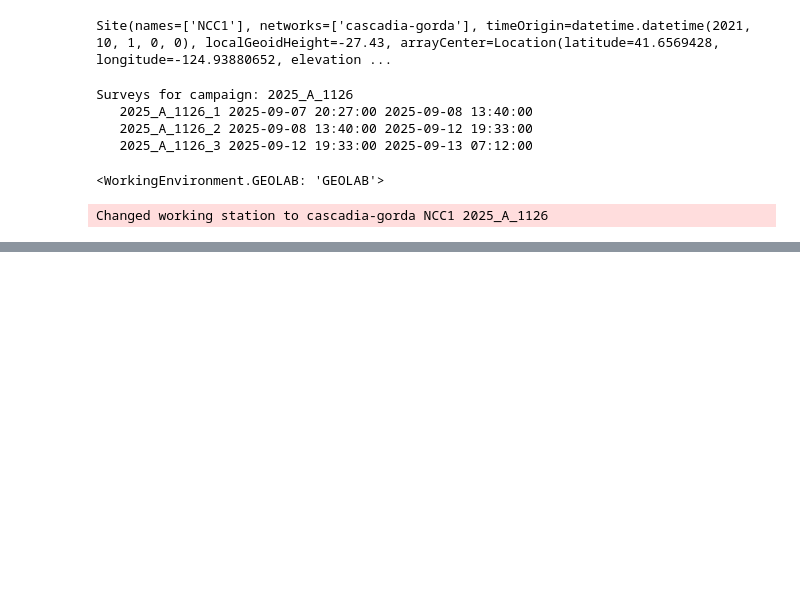
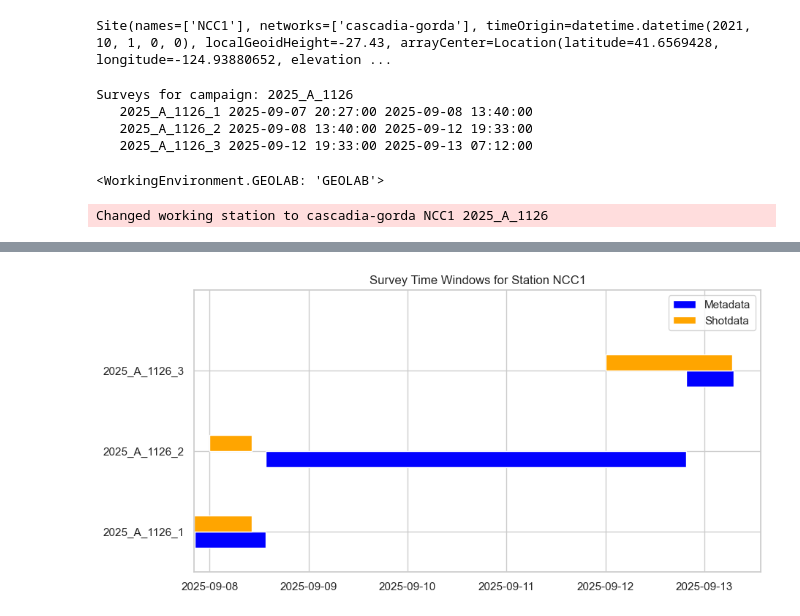
Before and after one commit to EarthScope/es_sfgtools, a Jupyter notebook: dev/notebooks/local_garpos_from_s3_data.ipynb, the cells around one changed output, grey strips where cells are left out. Drawn from its saved outputs; the diff is of its cells as text; code cells hidden in the pictures; blank space fills up the shorter version.

```diff
--- a/dev/notebooks/local_garpos_from_s3_data.ipynb
+++ b/dev/notebooks/local_garpos_from_s3_data.ipynb
@@ -88,6 +87,61 @@ for campaign in metadata.campaigns:
 # %%
 #read shot data dfs from disk
 def read_shotdata_file(filepath):
-    return pd.read_csv(filepath, sep="\t", header=0)
+    return pd.read_csv(filepath, sep=",", header=0, index_col=0)
+
+#make a plot showing the metadata and shotdata time windows from multiple surveys on the same plot
+#make the lines thicker and add markers
+
+def plot_shotdata_time_windows(station_name, metadata_time_windows, shotdata_time_windows):
+    import matplotlib.pyplot as plt
+    colors = ['blue', 'orange', 'red', 'green', 'purple', 'brown', 'pink', 'gray', 'olive', 'cyan']
+    plt.figure(figsize=(10, 5))
+    # use barh to plot windows
+    #only show legend for first survey
+    for i, survey_name in enumerate(metadata_time_windows.keys()):
+        plt.barh(i-.1, metadata_time_windows[survey_name][1] - metadata_time_windows[survey_name][0], left=metadata_time_windows[survey_name][0], color=colors[0], label='Metadata' if i == 0 else "", height=0.2)
+        plt.barh(i + 0.1, shotdata_time_windows[survey_name][1] - shotdata_time_windows[survey_name][0], left=shotdata_time_windows[survey_name][0], color=colors[1], label='Shotdata' if i == 0 else "", height=0.2)
+    plt.ylim(-0.5, len(metadata_time_windows))
+    plt.yticks(range(len(metadata_time_windows)), list(metadata_time_windows.keys()))
+    plt.title(f"Survey Time Windows for Station {station_name}")
+    plt.legend()
+    plt.show()
 # %%
+
+gh = workflow.modeling_get_garpos_handler()
+gh.set_network = NETWORK
+gh.set_station = STATION
+gh.set_campaign = CAMPAIGN_NAME
+metadata_surveys = []
+for campaign in metadata.campaigns:
+    if campaign.name == CAMPAIGN_NAME:
+        metadata_surveys = campaign.surveys
+
+metadata_time_windows = {}
+shotdata_time_windows = {}
+for survey_name in sorted(gh.current_campaign_dir.surveys):
+    if survey_name in [survey.id for survey in metadata_surveys]:
+        print(f"{survey_name}")
+
+        for survey in metadata_surveys:
+            if survey.id == survey_name:
+                print(f"  Metadata Start: {survey.start},       End: {survey.end}")
+                metadata_start = survey.start.replace(tzinfo=UTC)
+                metadata_end = survey.end.replace(tzinfo=UTC)
+                metadata_time_windows[survey_name] = (metadata_start, metadata_end)
+            continue
+        try:
+            shotdata_filepath = gh.current_campaign_dir.surveys[survey_name].shotdata
+            shotdata_df = read_shotdata_file(shotdata_filepath)
+            #use utc
+            start = datetime.fromtimestamp(shotdata_df['pingTime'].iloc[0], tz=timezone.utc)
+            end = datetime.fromtimestamp(shotdata_df['pingTime'].iloc[-1], tz=timezone.utc)
+            print(f"  Shotdata Start: {start}, End: {end}")
+
+            shotdata_time_windows[survey_name] = (start, end)
+
+        except Exception as e:
+            print(e)
+
+plot_shotdata_time_windows(STATION, metadata_time_windows, shotdata_time_windows)
 # %% [output]
@@ -94,0 +157 @@ DirectoryHandler(filepath=PosixPath('/Users/mikegottlieb/data/directoryCatalog.j
+[figure, added]
```
Also changed, not shown: parts of 6 cells of this notebook.
